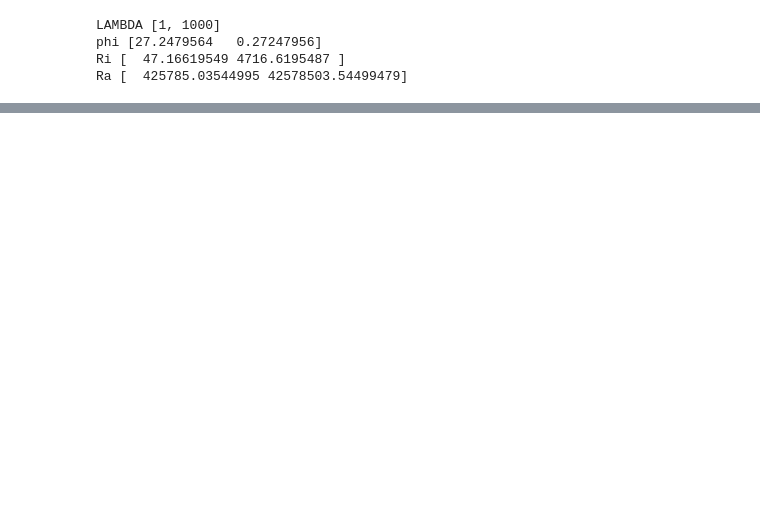
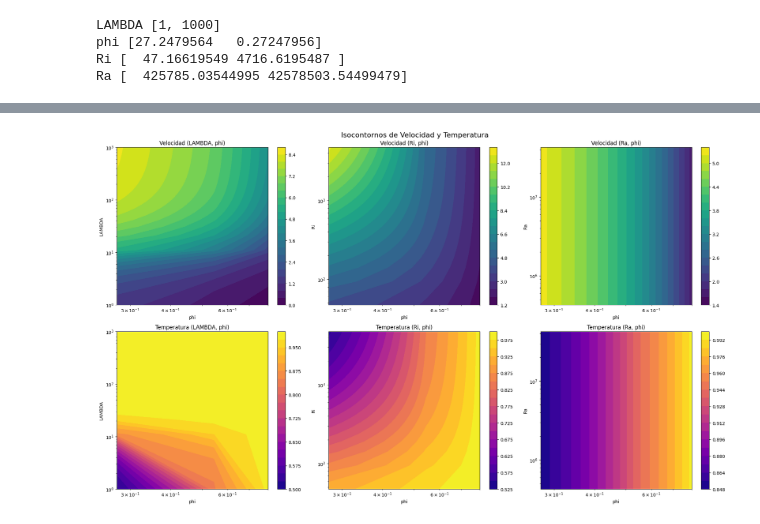
Before and after one commit to angelgvillatoro/bullville_M1, a Jupyter notebook: tfm/4_9_24.ipynb, the cells around one changed output, grey strips where cells are left out. Drawn from its saved outputs; the diff is of its cells as text; code cells hidden in the pictures; blank space fills up the shorter version.

```diff
--- a/tfm/4_9_24.ipynb
+++ b/tfm/4_9_24.ipynb
@@ -198,5 +171,0 @@ Ra_cte = 10**6
-# %%
-v_lambda_phi = np.zeros([100,100])
-for i in range(100):
-    for j in range(100):
-        v_lambda_phi[i,j] = v_e_barrido(phi_barrido[i], Ri_cte, Ra_cte, LAMBDA_barrido[j], v0 = 0.1)
@@ -204,0 +250,81 @@ OverflowError: math range error
+# %%
+# Crear una figura con 6 subplots
+fig, axs = plt.subplots(2, 3, figsize=(20, 12))
+fig.suptitle('Isocontornos de Velocidad y Temperatura', fontsize=16)
+
+# Definir los rangos para los ejes
+phi_range = np.linspace(phi_extremos[0], phi_extremos[1], 100)
+LAMBDA_range = np.linspace(LAMBDA_extremos[0], LAMBDA_extremos[1], 100)
+Ri_range = np.linspace(Ri_extremos[0], Ri_extremos[1], 100)
+Ra_range = np.linspace(Ra_extremos[0], Ra_extremos[1], 100)
+
+# 1. v_lambda_phi
+im1 = axs[0, 0].contourf(phi_range, LAMBDA_range, v_lambda_phi, levels=20, cmap='viridis')
+axs[0, 0].set_title('Velocidad (LAMBDA, phi)')
+axs[0, 0].set_xlabel('phi')
+axs[0, 0].set_ylabel('LAMBDA')
+axs[0, 0].set_xscale('log')
+axs[0, 0].set_yscale('log')
+axs[0, 0].set_xlim(0, 8e-1)
+axs[0, 0].set_ylim(min(LAMBDA_range), max(LAMBDA_range))
+fig.colorbar(im1, ax=axs[0, 0])
+
+
+# 2. v_Ri_phi
+im2 = axs[0, 1].contourf(phi_range, Ri_range, v_Ri_phi, levels=20, cmap='viridis')
+axs[0, 1].set_title('Velocidad (Ri, phi)')
+axs[0, 1].set_xlabel('phi')
+axs[0, 1].set_ylabel('Ri')
+axs[0, 1].set_xscale('log')
+axs[0, 1].set_yscale('log')
+axs[0, 1].set_xlim(0, 8e-1)
+axs[0, 1].set_ylim(min(Ri_range), max(Ri_range))
+fig.colorbar(im2, ax=axs[0, 1])
+
+# 3. v_Ra_phi
+im3 = axs[0, 2].contourf(phi_range, Ra_range, v_Ra_phi, levels=20, cmap='viridis')
+axs[0, 2].set_title('Velocidad (Ra, phi)')
+axs[0, 2].set_xlabel('phi')
+axs[0, 2].set_ylabel('Ra')
+axs[0, 2].set_xscale('log')
+axs[0, 2].set_yscale('log')
+axs[0, 2].set_xlim(0, 8e-1)
+axs[0, 2].set_ylim(min(Ra_range), max(Ra_range))
+fig.colorbar(im3, ax=axs[0, 2])
+
+# 4. theta_lambda_phi
+im4 = axs[1, 0].contourf(phi_range, LAMBDA_range, theta_lambda_phi, levels=20, cmap='plasma')
+axs[1, 0].set_title('Temperatura (LAMBDA, phi)')
+axs[1, 0].set_xlabel('phi')
+axs[1, 0].set_ylabel('LAMBDA')
+axs[1, 0].set_xscale('log')
+axs[1, 0].set_yscale('log')
+axs[1, 0].set_xlim(0, 8e-1)
+fig.colorbar(im4, ax=axs[1, 0])
+
+# 5. theta_Ri_phi
+im5 = axs[1, 1].contourf(phi_range, Ri_range, theta_Ri_phi, levels=20, cmap='plasma')
+axs[1, 1].set_title('Temperatura (Ri, phi)')
+axs[1, 1].set_xlabel('phi')
+axs[1, 1].set_ylabel('Ri')
+axs[1, 1].set_xscale('log')
+axs[1, 1].set_yscale('log')
+axs[1, 1].set_xlim(0, 8e-1)
+fig.colorbar(im5, ax=axs[1, 1])
+
+# 6. theta_Ra_phi
+im6 = axs[1, 2].contourf(phi_range, Ra_range, theta_Ra_phi, levels=20, cmap='plasma')
+axs[1, 2].set_title('Temperatura (Ra, phi)')
+axs[1, 2].set_xlabel('phi')
+axs[1, 2].set_ylabel('Ra')
+axs[1, 2].set_xscale('log')
+axs[1, 2].set_yscale('log')
+axs[1, 2].set_xlim(0, 8e-1)
+fig.colorbar(im6, ax=axs[1, 2])
+
+plt.tight_layout()
+plt.show()
+
+print(8e-1)
+# %% [output]
+[figure, added]
```
Also changed, not shown: parts of 11 cells of this notebook.
